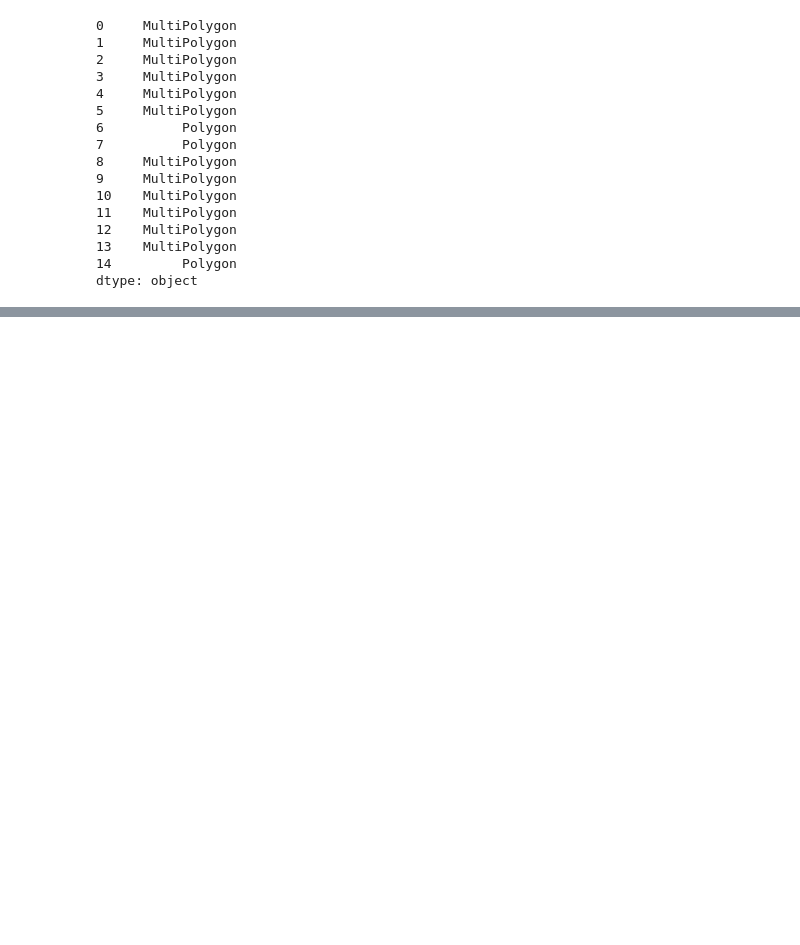
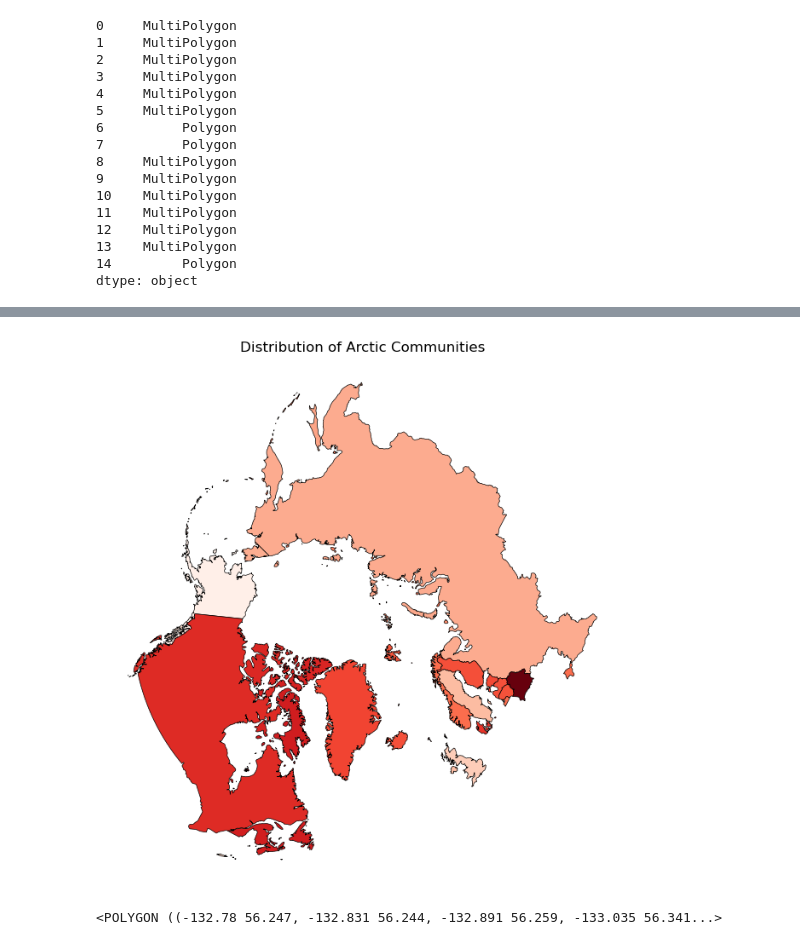
Before and after one commit to ceh58/eds220-2024-sections, a Jupyter notebook: section-7-arctic-communities.ipynb, the cells around one changed output, grey strips where cells are left out. Cells and saved outputs as stored; diff of their text form; code cells hidden in the pictures; blank space fills up the shorter version.

```diff
--- a/section-7-arctic-communities.ipynb
+++ b/section-7-arctic-communities.ipynb
@@ -68,0 +82,7 @@ Multiple feature types: ['Polygon']
+# %%
+def min_y(geodf_row):
+    return geodf_row.geometry.bounds[1]
+# %%
+df["miny"] = df.apply(min_y, axis =1)
+
+df.head(3)
@@ -68,0 +103,29 @@ Multiple feature types: ['Polygon']
+# %%
+arctic = df[df["miny"] >= 40]
+arctic = arctic.to_crs("EPSG:3413")
+# %%
+# a. Map
+fig, ax = plt.subplots(figsize = (10,8)) # in inches
+
+# Remove axis for a cleaner map
+ax.axis('off')
+
+# Add title
+ax.set_title('Distribution of Arctic Communities', fontsize = 12)
+
+# Add data
+arctic.plot(ax = ax,
+               #column = "n_spills",
+               legend = True,
+               edgecolors = 'black',
+               cmap = "Reds",
+               linewidth = 0.5,
+               legend_kwds = {'label': 'Number of Arctic Communities'})
+
+plt.show()
+# %% [output]
+[figure, added]
+# %%
+df.iloc[1,4]
+# %% [output]
+<POLYGON ((-132.78 56.247, -132.831 56.244, -132.891 56.259, -133.035 56.341...>
```
Also changed, not shown: parts of 8 cells of this notebook.
